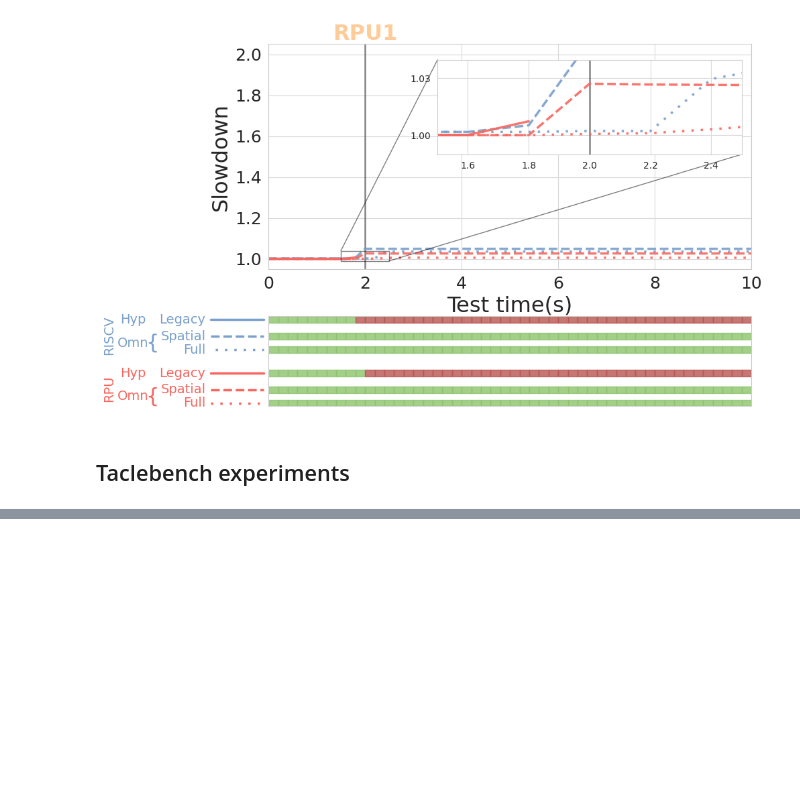
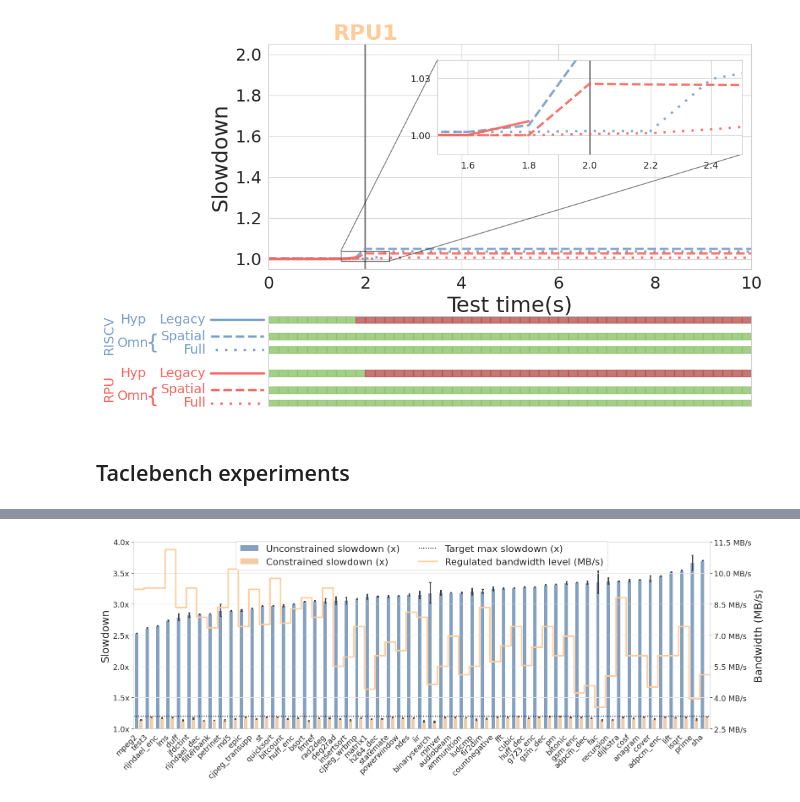
Before and after one commit to DanieleOttaviano/test_omnivisor_host, a Jupyter notebook: notebooks/Omnivisor_test_plots.ipynb, the cells around one changed output, grey strips where cells are left out. Saved outputs shown, nothing was run; the diff lists cells and outputs as text; code cells hidden in the pictures; blank space fills up the shorter version.

```diff
--- a/notebooks/Omnivisor_test_plots.ipynb
+++ b/notebooks/Omnivisor_test_plots.ipynb
@@ -773,0 +729,17 @@ plt.show()
+# %%
+full_res_df = taclebench_df[taclebench_df.core == 'RPU']
+stats = taclebench_stats[taclebench_stats.core == 'RPU']
+
+# Plot the boxplots
+sns.set_palette("pastel")
+sns.set_style("whitegrid", {"grid.color": ".90"})
+
+plt.figure(figsize=(16, 6))
+
+ax1 = plt.gca()
+plot_taclebench_df(stats, full_res_df, ax1, slowdown_ylim=4)
+
+plt.savefig(os.path.join(output_directory, "taclebench_test.png"))
+plt.show()
+# %% [output]
+[figure, added]
```
Also changed, not shown: parts of 13 cells of this notebook.
